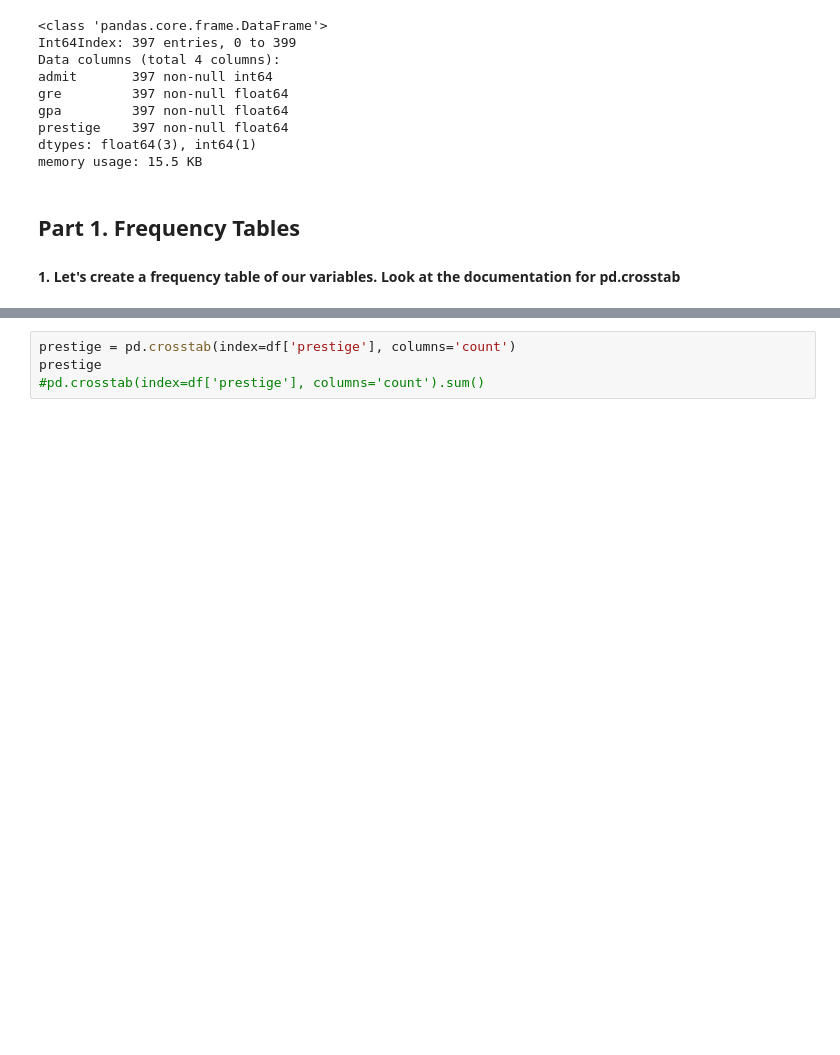
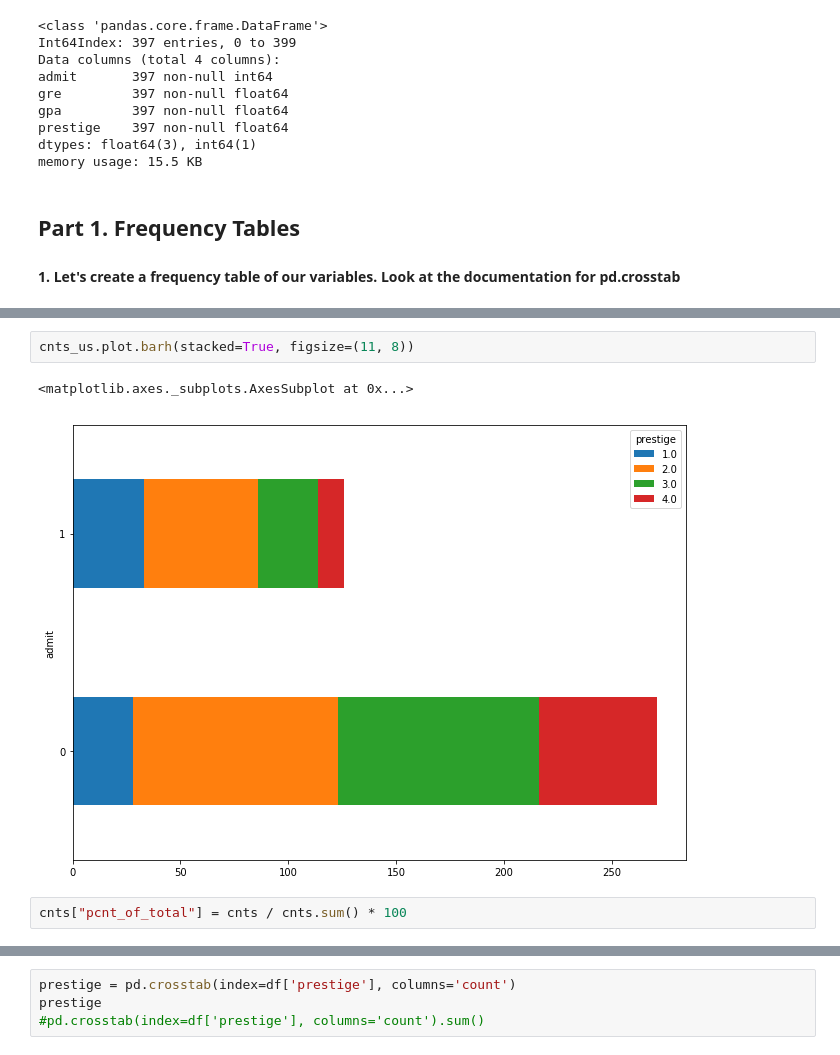
Before and after one commit to YStrano/DataScience_GA, a Jupyter notebook: projects/project_3/starter-code/Project 3 - working file.ipynb, the cells around one changed output, grey strips where cells are left out. Saved outputs shown, nothing was run; the diff lists cells and outputs as text; blank space fills up the shorter version.

```diff
--- a/projects/project_3/starter-code/Project 3 - working file.ipynb
+++ b/projects/project_3/starter-code/Project 3 - working file.ipynb
@@ -51,0 +131,7 @@ memory usage: 15.5 KB
+# %%
+cnts_us.plot.barh(stacked=True, figsize=(11, 8))
+# %% [output]
+<matplotlib.axes._subplots.AxesSubplot at 0x...>
+[figure, added]
+# %%
+cnts["pcnt_of_total"] = cnts / cnts.sum() * 100
```
Also changed, not shown: parts of 67 cells of this notebook, 1 other file.
